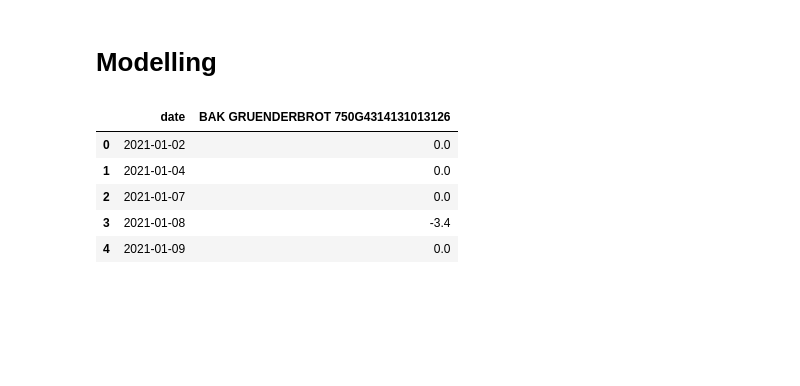
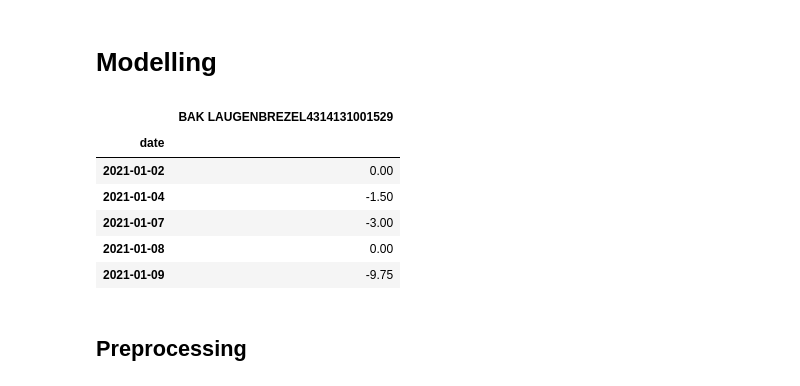
Before and after one commit to negralessio/bfh23-foodwaste, a Jupyter notebook: notebooks/alessio-data-wrangling.ipynb, the cells around one changed output. Cells and saved outputs as stored; diff of their text form; code cells hidden in the pictures; blank space fills up the shorter version.

```diff
--- a/notebooks/alessio-data-wrangling.ipynb
+++ b/notebooks/alessio-data-wrangling.ipynb
@@ -62,6 +67,10 @@ def clean_dataframe(path: str) -> pd.DataFrame:
     numerical_columns = [col for col in df.columns if col != "date" ]
     df[numerical_columns] = df[numerical_columns].astype(np.float32)
 
+    # Set date as index
+    df.index = df.date
+    df = df.drop(columns=["date"], axis=1)
+
     return df
 
 # Initialize empty list to populate with processed dataframes (Abschriften)
@@ -135,17 +145,20 @@ plt.show()
 # Modelling
 # %%
 # Sample dataframe
-top_foodwasting_product_name:str = top_k_foodwasting_products.keys()[0]
+top_foodwasting_product_name:str = top_k_foodwasting_products.keys()[1]
 # Preview one sample
-gruenderbrot_df = df[["date", top_foodwasting_product_name]]
+gruenderbrot_df = df[[top_foodwasting_product_name]]
 gruenderbrot_df.head(5)
 # %% [output]
-|  | date | BAK GRUENDERBROT 750G4314131013126 |
-| 0 | 2021-01-02 | 0.0 |
-| 1 | 2021-01-04 | 0.0 |
-| 2 | 2021-01-07 | 0.0 |
-| 3 | 2021-01-08 | -3.4 |
-| 4 | 2021-01-09 | 0.0 |
+|  | BAK LAUGENBREZEL4314131001529 |
+| date |  |
+| 2021-01-02 | 0.00 |
+| 2021-01-04 | -1.50 |
+| 2021-01-07 | -3.00 |
+| 2021-01-08 | 0.00 |
+| 2021-01-09 | -9.75 |
+# %% [markdown]
+## Preprocessing
 # %%
 def train_test_split(df: pd.DataFrame, last_k_percent: float = 0.1):
 
```
Also changed, not shown: parts of 13 cells of this notebook.
